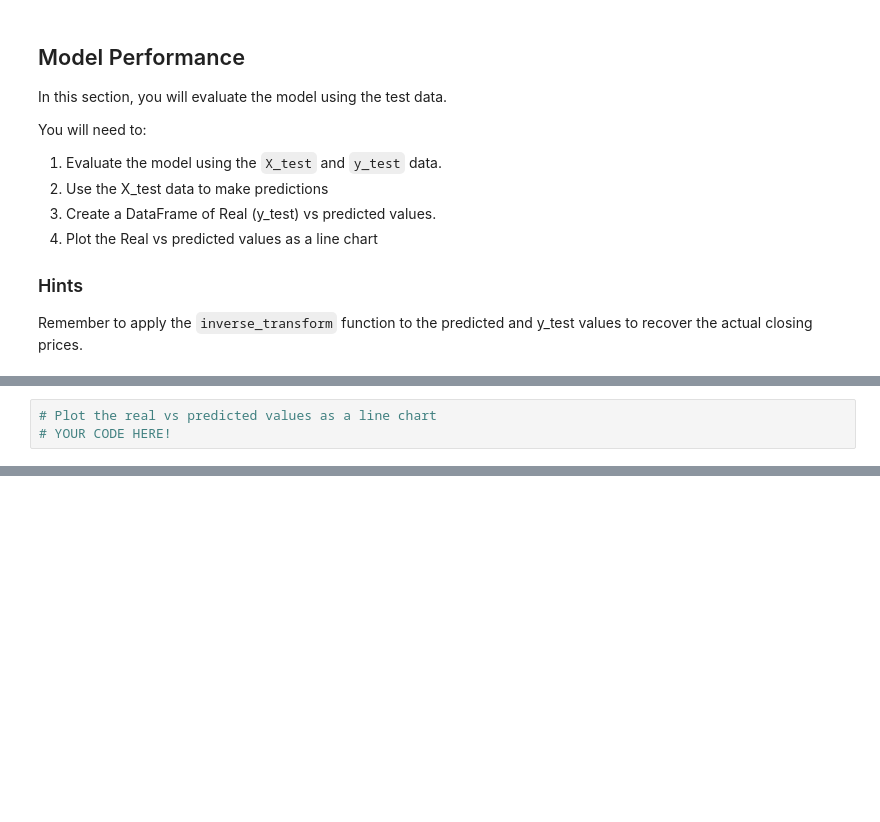
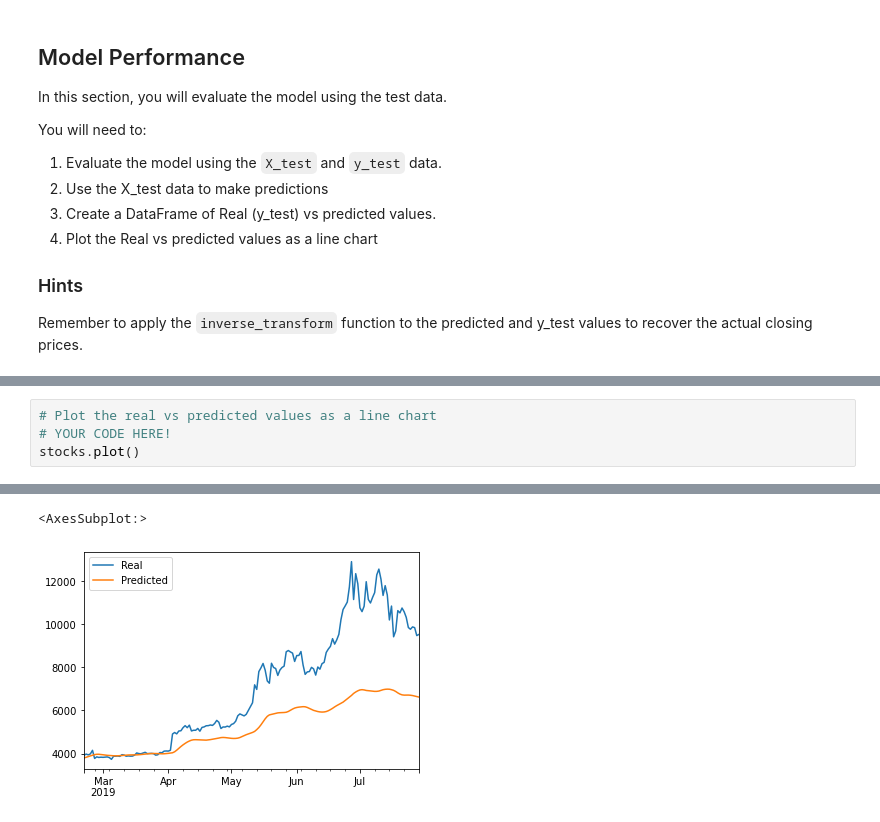
Before and after one commit to jorgeabud/deep_learning, a Jupyter notebook: Starter_Code/lstm_stock_predictor_closing.ipynb, the cells around one changed output, grey strips where cells are left out. Saved outputs shown, nothing was run; the diff lists cells and outputs as text; blank space fills up the shorter version.

```diff
--- a/Starter_Code/lstm_stock_predictor_closing.ipynb
+++ b/Starter_Code/lstm_stock_predictor_closing.ipynb
@@ -252,4 +276,5 @@ stocks.head()
 # %%
 # Plot the real vs predicted values as a line chart
 # YOUR CODE HERE!
+stocks.plot()
 # %% [output]
@@ -256,0 +281,2 @@ stocks.head()
+<AxesSubplot:>
+[figure, added]
```
Also changed, not shown: parts of 10 cells of this notebook, 1 other file.
